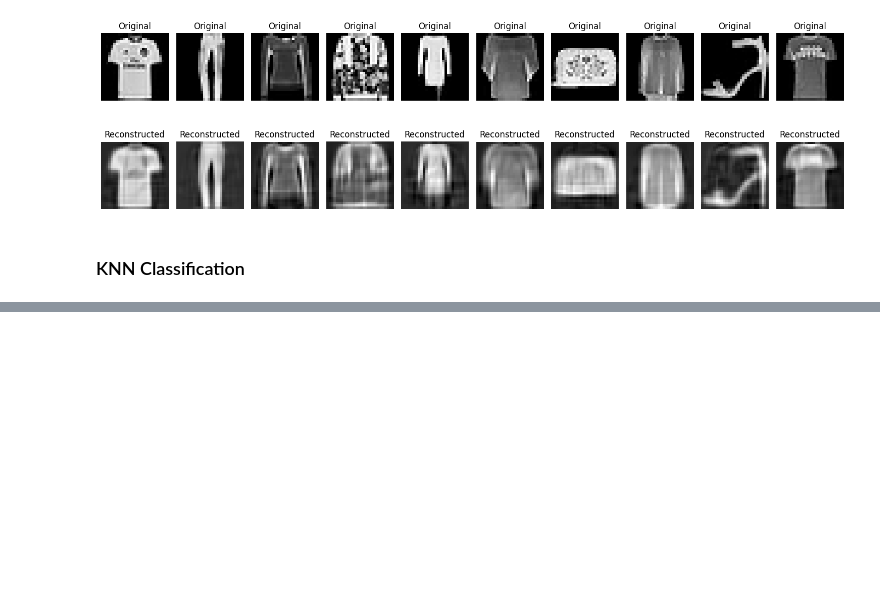
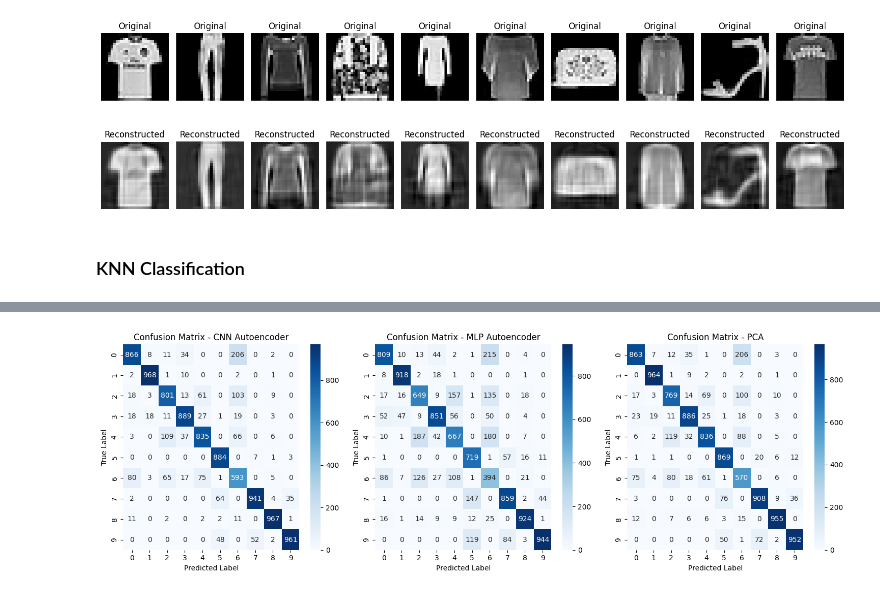
Before and after one commit to himanshuyv/SMAI, a Jupyter notebook: assignments/4/CNN.ipynb, the cells around one changed output, grey strips where cells are left out. Saved outputs shown, nothing was run; the diff lists cells and outputs as text; code cells hidden in the pictures; blank space fills up the shorter version.

```diff
--- a/assignments/4/CNN.ipynb
+++ b/assignments/4/CNN.ipynb
@@ -717,0 +790,8 @@ visualize_reconstructions(pca_autoencoder, ae_test_x[:10])
+# %%
+confusion_matrix_cnn = scores_cnn.confusion_matrix
+confusion_matrix_mlp = scores_mlp.confusion_matrix
+confusion_matrix_pca = scores_pca.confusion_matrix
+
+confusion_matrix_cnn = confusion_matrix_cnn.astype(np.int32)
+confusion_matrix_mlp = confusion_matrix_mlp.astype(np.int32)
+confusion_matrix_pca = confusion_matrix_pca.astype(np.int32)
@@ -717,0 +800,23 @@ visualize_reconstructions(pca_autoencoder, ae_test_x[:10])
+# %%
+fig, axes = plt.subplots(1, 3, figsize=(15, 5))
+
+sns.heatmap(confusion_matrix_cnn, annot=True, fmt='d', cmap='Blues', ax=axes[0])
+axes[0].set_title('Confusion Matrix - CNN Autoencoder')
+axes[0].set_xlabel('Predicted Label')
+axes[0].set_ylabel('True Label')
+
+sns.heatmap(confusion_matrix_mlp, annot=True, fmt='d', cmap='Blues', ax=axes[1])
+axes[1].set_title('Confusion Matrix - MLP Autoencoder')
+axes[1].set_xlabel('Predicted Label')
+axes[1].set_ylabel('True Label')
+
+
+sns.heatmap(confusion_matrix_pca, annot=True, fmt='d', cmap='Blues', ax=axes[2])
+axes[2].set_title('Confusion Matrix - PCA')
+axes[2].set_xlabel('Predicted Label')
+axes[2].set_ylabel('True Label')
+
+plt.tight_layout()
+plt.show()
+# %% [output]
+[figure, added]
```
Also changed, not shown: parts of 23 cells of this notebook, 1 other file.
